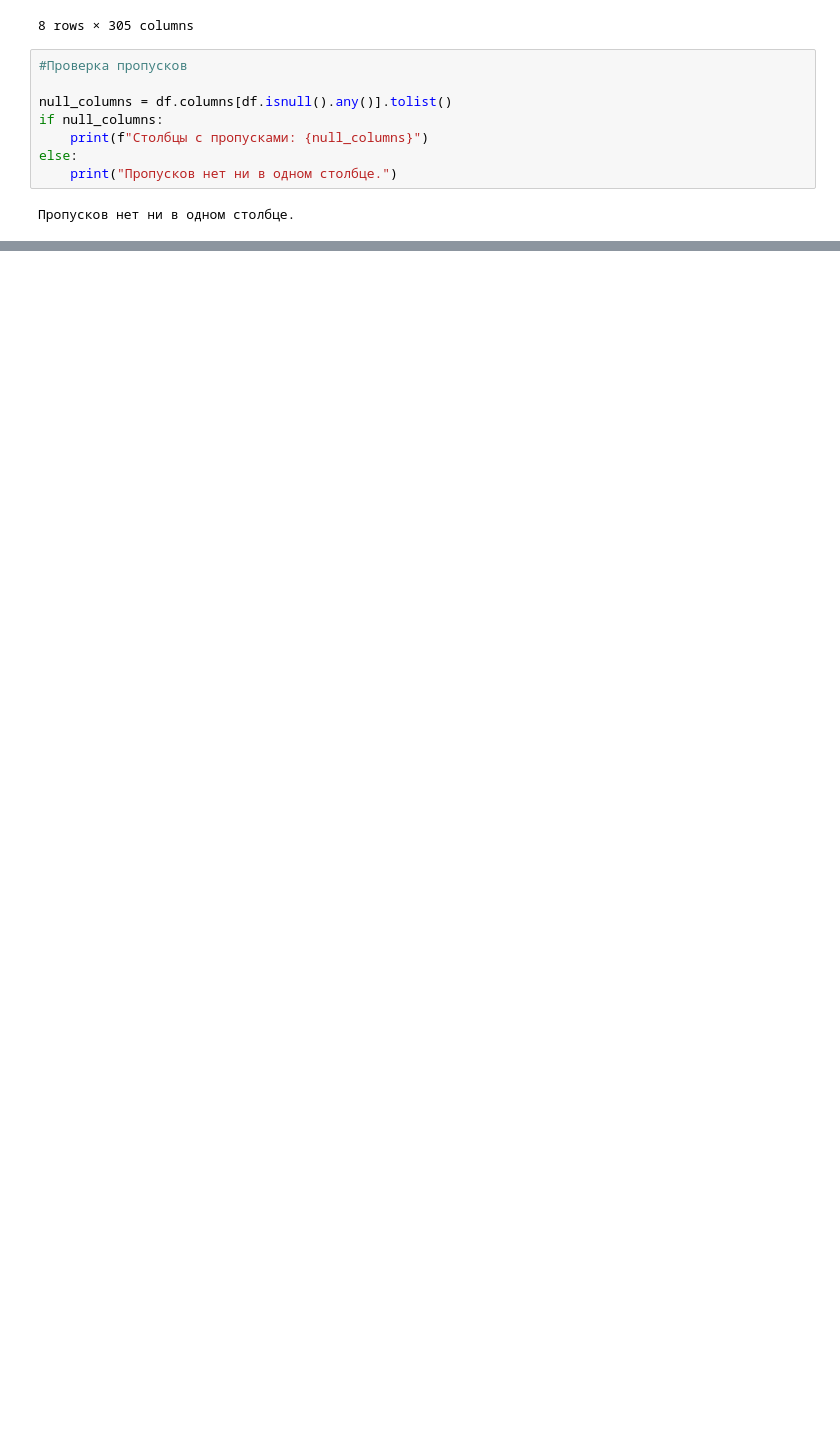
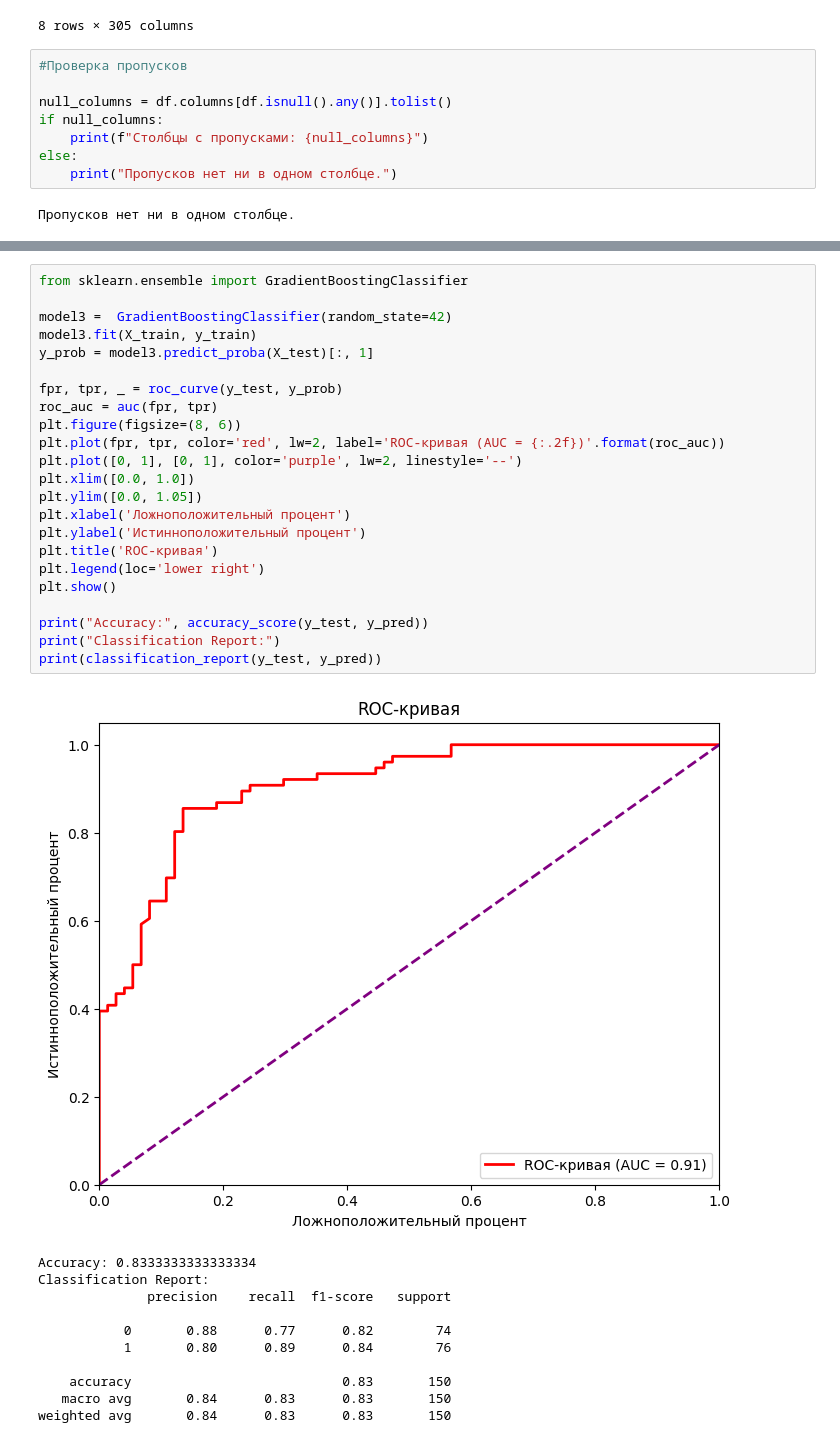
Before and after one commit to max4-dev/ML-2, a Jupyter notebook: ML_2.ipynb, the cells around one changed output, grey strips where cells are left out. Drawn from its saved outputs; the diff is of its cells as text; blank space fills up the shorter version.

```diff
--- a/ML_2.ipynb
+++ b/ML_2.ipynb
@@ -403,0 +686,35 @@ else:
+# %%
+from sklearn.ensemble import GradientBoostingClassifier
+
+model3 =  GradientBoostingClassifier(random_state=42)
+model3.fit(X_train, y_train)
+y_prob = model3.predict_proba(X_test)[:, 1]
+
+fpr, tpr, _ = roc_curve(y_test, y_prob)
+roc_auc = auc(fpr, tpr)
+plt.figure(figsize=(8, 6))
+plt.plot(fpr, tpr, color='red', lw=2, label='ROC-кривая (AUC = {:.2f})'.format(roc_auc))
+plt.plot([0, 1], [0, 1], color='purple', lw=2, linestyle='--')
+plt.xlim([0.0, 1.0])
+plt.ylim([0.0, 1.05])
+plt.xlabel('Ложноположительный процент')
+plt.ylabel('Истинноположительный процент')
+plt.title('ROC-кривая')
+plt.legend(loc='lower right')
+plt.show()
+
+print("Accuracy:", accuracy_score(y_test, y_pred))
+print("Classification Report:")
+print(classification_report(y_test, y_pred))
+# %% [output]
+[figure, added]
+Accuracy: 0.8333333333333334
+Classification Report:
+              precision    recall  f1-score   support
+
+           0       0.88      0.77      0.82        74
+           1       0.80      0.89      0.84        76
+
+    accuracy                           0.83       150
+   macro avg       0.84      0.83      0.83       150
+weighted avg       0.84      0.83      0.83       150
```
Also changed, not shown: parts of 20 cells of this notebook.
